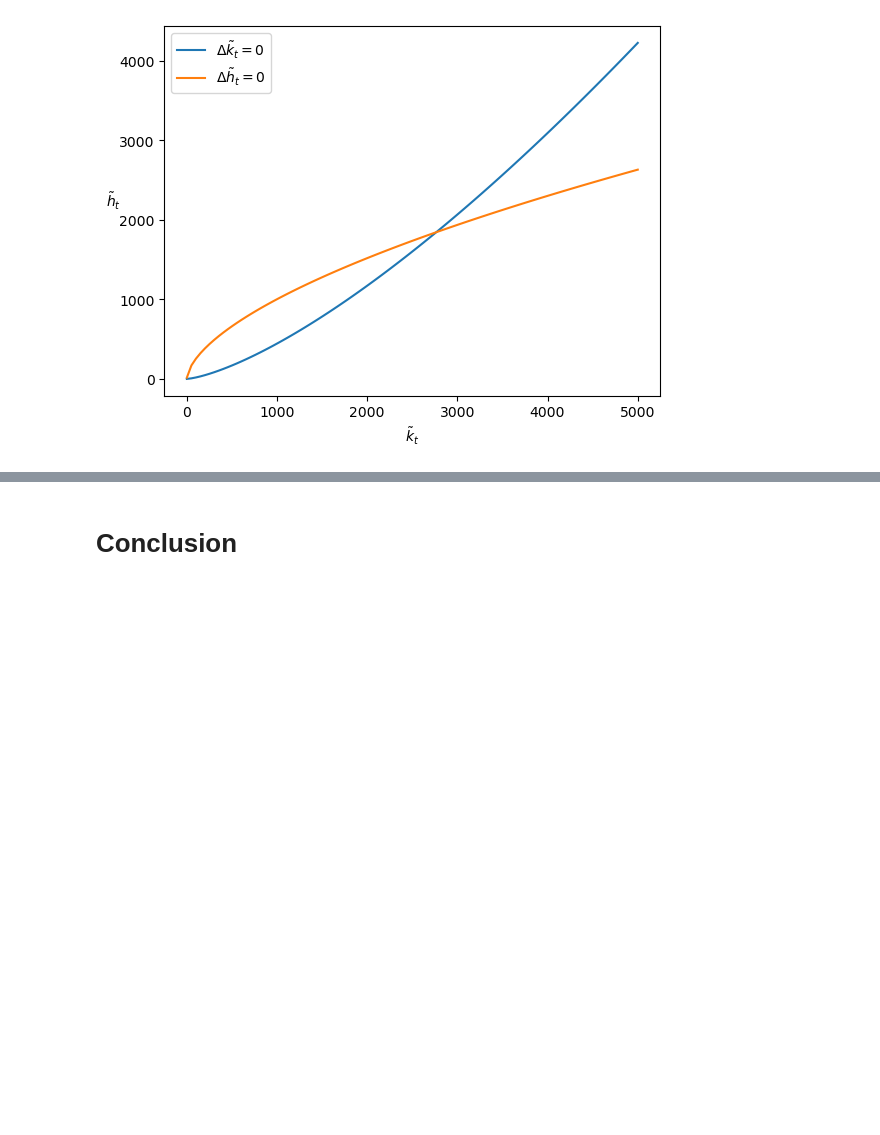
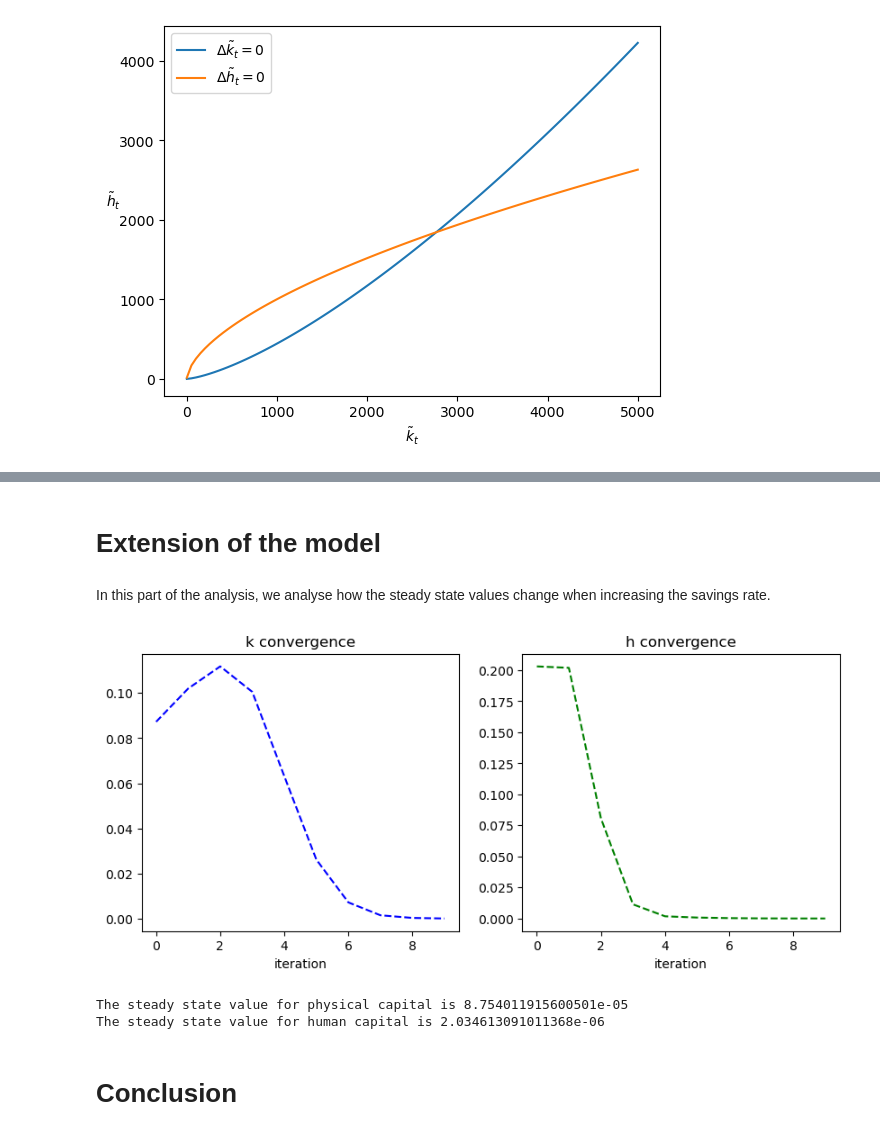
Before and after one commit to NumEconCopenhagen/projects-2023-n-m, a Jupyter notebook: modelproject/modelproject.ipynb, the cells around one changed output, grey strips where cells are left out. Saved outputs shown, nothing was run; the diff lists cells and outputs as text; code cells hidden in the pictures; blank space fills up the shorter version.

```diff
--- a/modelproject/modelproject.ipynb
+++ b/modelproject/modelproject.ipynb
@@ -206,3 +204,17 @@ Try to make an extension of the model.
+# %% [markdown]
+# Extension of the model
+# %% [markdown]
+In this part of the analysis, we analyse how the steady state values change when increasing the savings rate.
+# %%
+ss_k1, ss_h1 = steady_state(0.1, 0.22, 0.05, 0.015, 0.01, 1/3, 1/3)
+# %% [output]
+[figure, added]
+# %%
+print(f'The steady state value for physical capital is {ss_k1}')
+print(f'The steady state value for human capital is {ss_h1}')
+# %% [output]
+The steady state value for physical capital is 8.754011915600501e-05
+The steady state value for human capital is 2.034613091011368e-06
 # %% [markdown]
 # Conclusion
 # %% [markdown]
```
Also changed, not shown: parts of 4 cells of this notebook.
